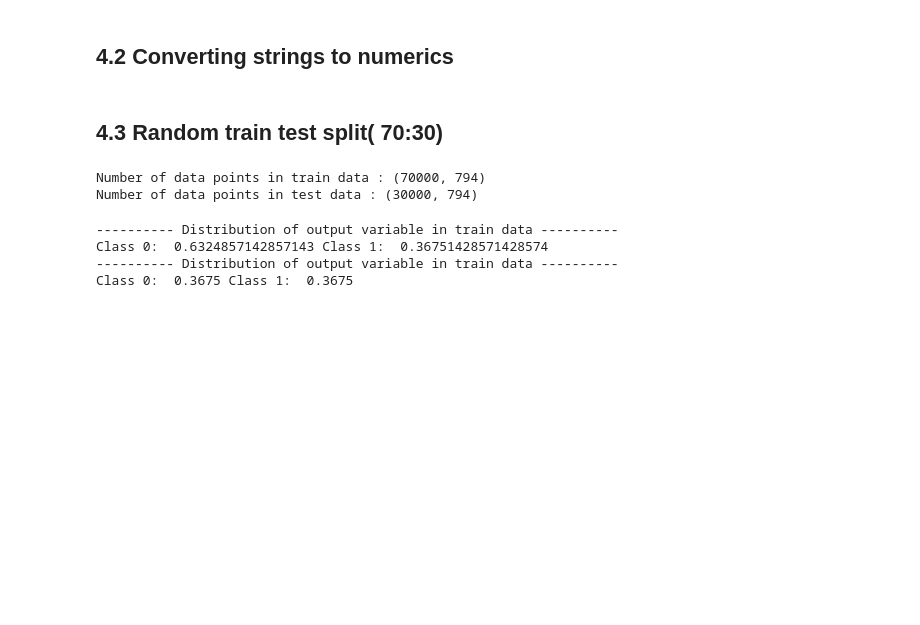
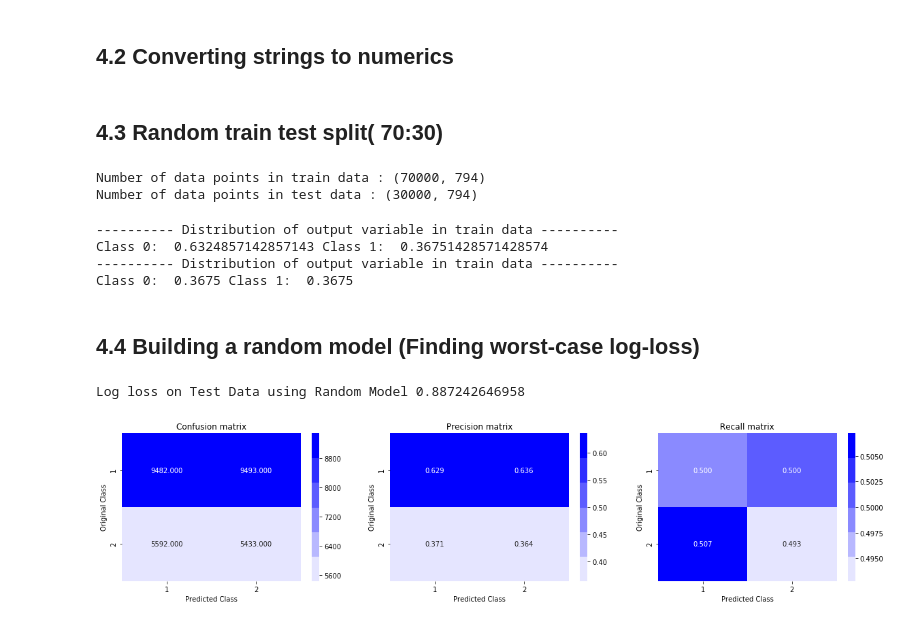
Before and after one commit to gunnerVivek/question-pair-similarity, a Jupyter notebook: notebooks/4_Machine_Learning_Models.ipynb, the cells around one changed output. Cells and saved outputs as stored; diff of their text form; code cells hidden in the pictures; blank space fills up the shorter version.

Commit message:
Add Random Model for Baseline

```diff
--- a/notebooks/4_Machine_Learning_Models.ipynb
+++ b/notebooks/4_Machine_Learning_Models.ipynb
@@ -213,3 +213,21 @@ def plot_confusion_matrix(test_y, predict_y):
     plt.title("Recall matrix")
 
     plt.show()
+# %% [markdown]
+<h2> 4.4 Building a random model (Finding worst-case log-loss) </h2>
+# %%
+# we need to generate 9 numbers and the sum of numbers should be 1
+# one solution is to genarate 9 numbers and divide each of the numbers by their sum
+# ref: https://stackoverflow.com/a/18662466/4084039
+# we create a output array that has exactly same size as the CV data
+predicted_y = np.zeros((test_len,2))
+for i in range(test_len):
+    rand_probs = np.random.rand(1,2)
+    predicted_y[i] = ((rand_probs/sum(sum(rand_probs)))[0])
+print("Log loss on Test Data using Random Model",log_loss(y_test, predicted_y, eps=1e-15))
+
+predicted_y =np.argmax(predicted_y, axis=1)
+plot_confusion_matrix(y_test, predicted_y)
+# %% [output]
+Log loss on Test Data using Random Model 0.887242646958
+[figure, added]
```
